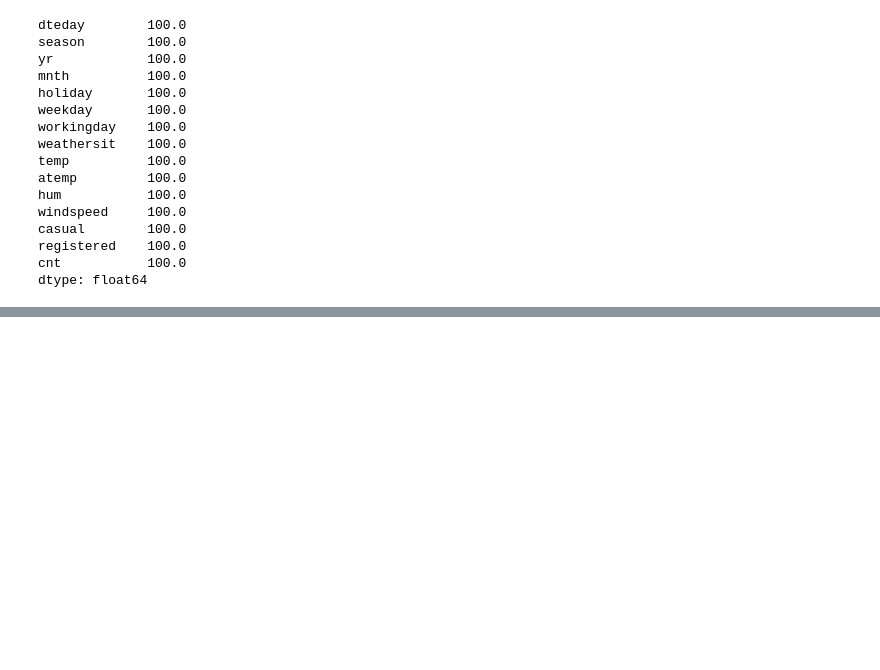
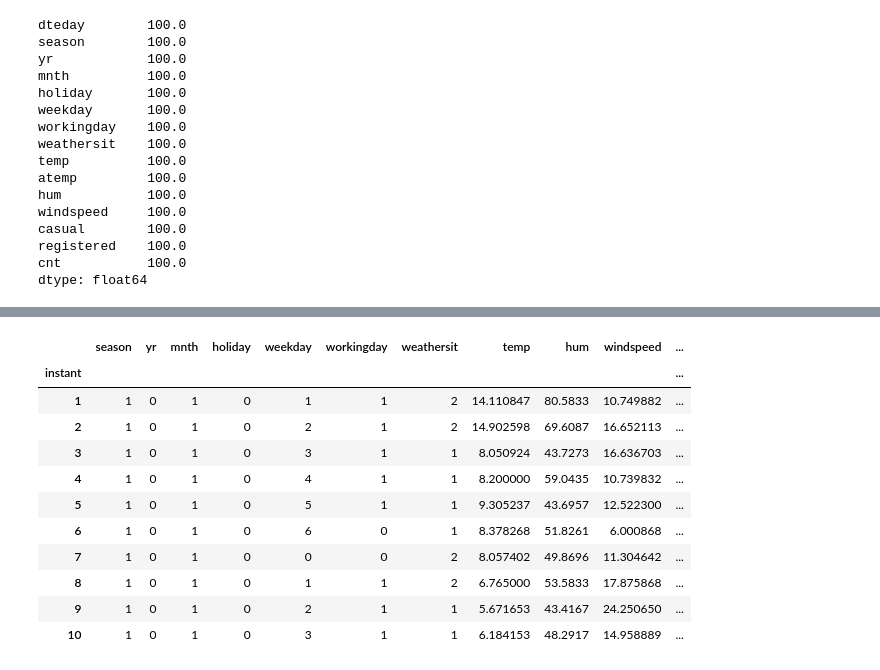
Before and after one commit to PrakNew/UpGrad, a Jupyter notebook: Phase2/Regression/Case Study/linear_regression_assignment.ipynb, the cells around one changed output, grey strips where cells are left out. Drawn from its saved outputs; the diff is of its cells as text; code cells hidden in the pictures; blank space fills up the shorter version.

```diff
--- a/Phase2/Regression/Case Study/linear_regression_assignment.ipynb
+++ b/Phase2/Regression/Case Study/linear_regression_assignment.ipynb
@@ -82,0 +190,17 @@ dtype: float64
+# %%
+# Dropping dteday as now the day, month and year are already present
+bikes_df.drop(columns=["dteday"], inplace=True)
+bikes_df.head(10)
+# %% [output]
+|  | season | yr | mnth | holiday | weekday | workingday | weathersit | temp | hum | windspeed | ... |
+| instant |  |  |  |  |  |  |  |  |  |  | ... |
+| 1 | 1 | 0 | 1 | 0 | 1 | 1 | 2 | 14.110847 | 80.5833 | 10.749882 | ... |
+| 2 | 1 | 0 | 1 | 0 | 2 | 1 | 2 | 14.902598 | 69.6087 | 16.652113 | ... |
+| 3 | 1 | 0 | 1 | 0 | 3 | 1 | 1 | 8.050924 | 43.7273 | 16.636703 | ... |
+| 4 | 1 | 0 | 1 | 0 | 4 | 1 | 1 | 8.200000 | 59.0435 | 10.739832 | ... |
+| 5 | 1 | 0 | 1 | 0 | 5 | 1 | 1 | 9.305237 | 43.6957 | 12.522300 | ... |
+| 6 | 1 | 0 | 1 | 0 | 6 | 0 | 1 | 8.378268 | 51.8261 | 6.000868 | ... |
+| 7 | 1 | 0 | 1 | 0 | 0 | 0 | 2 | 8.057402 | 49.8696 | 11.304642 | ... |
+| 8 | 1 | 0 | 1 | 0 | 1 | 1 | 2 | 6.765000 | 53.5833 | 17.875868 | ... |
+| 9 | 1 | 0 | 1 | 0 | 2 | 1 | 1 | 5.671653 | 43.4167 | 24.250650 | ... |
+| 10 | 1 | 0 | 1 | 0 | 3 | 1 | 1 | 6.184153 | 48.2917 | 14.958889 | ... |
```
Also changed, not shown: parts of 13 cells of this notebook.
